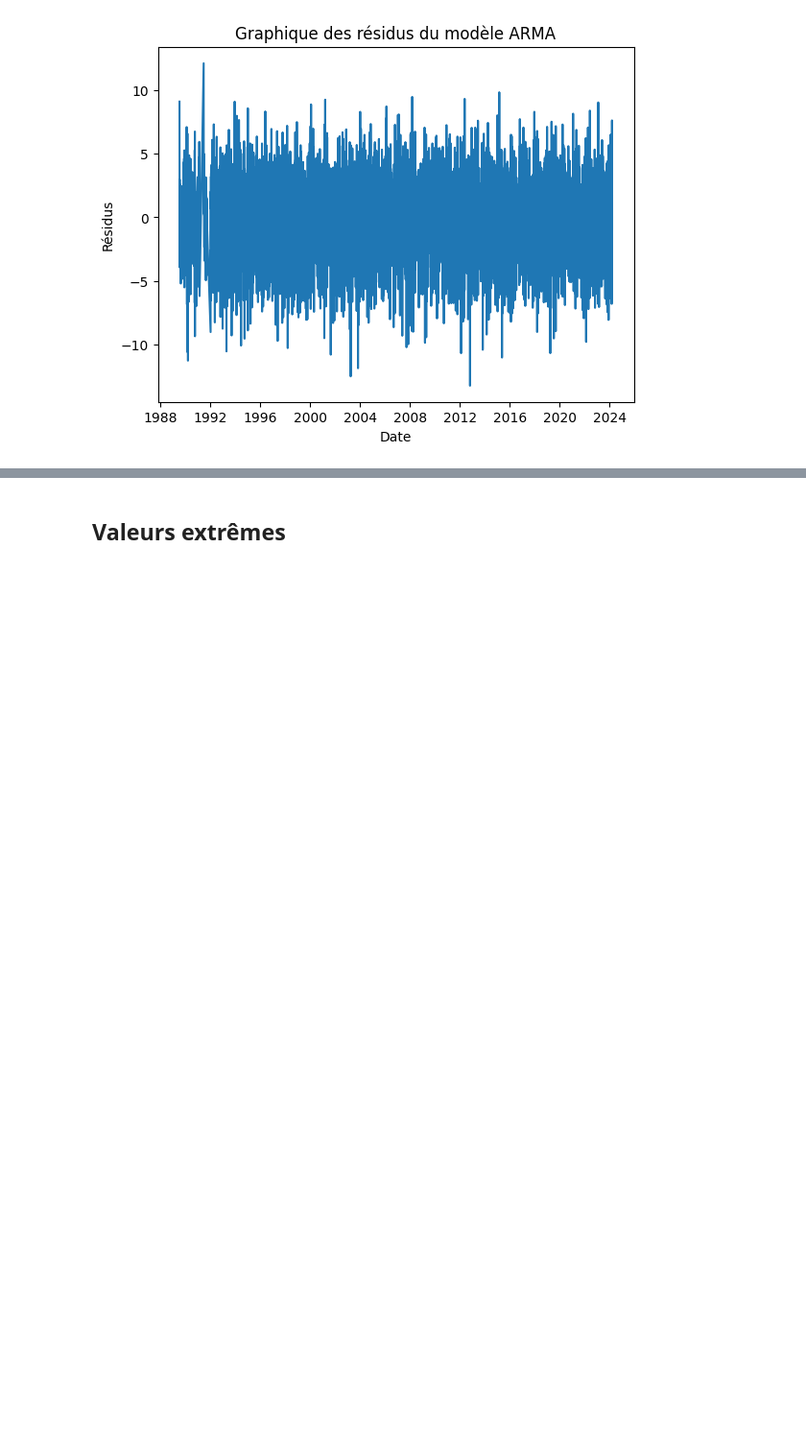
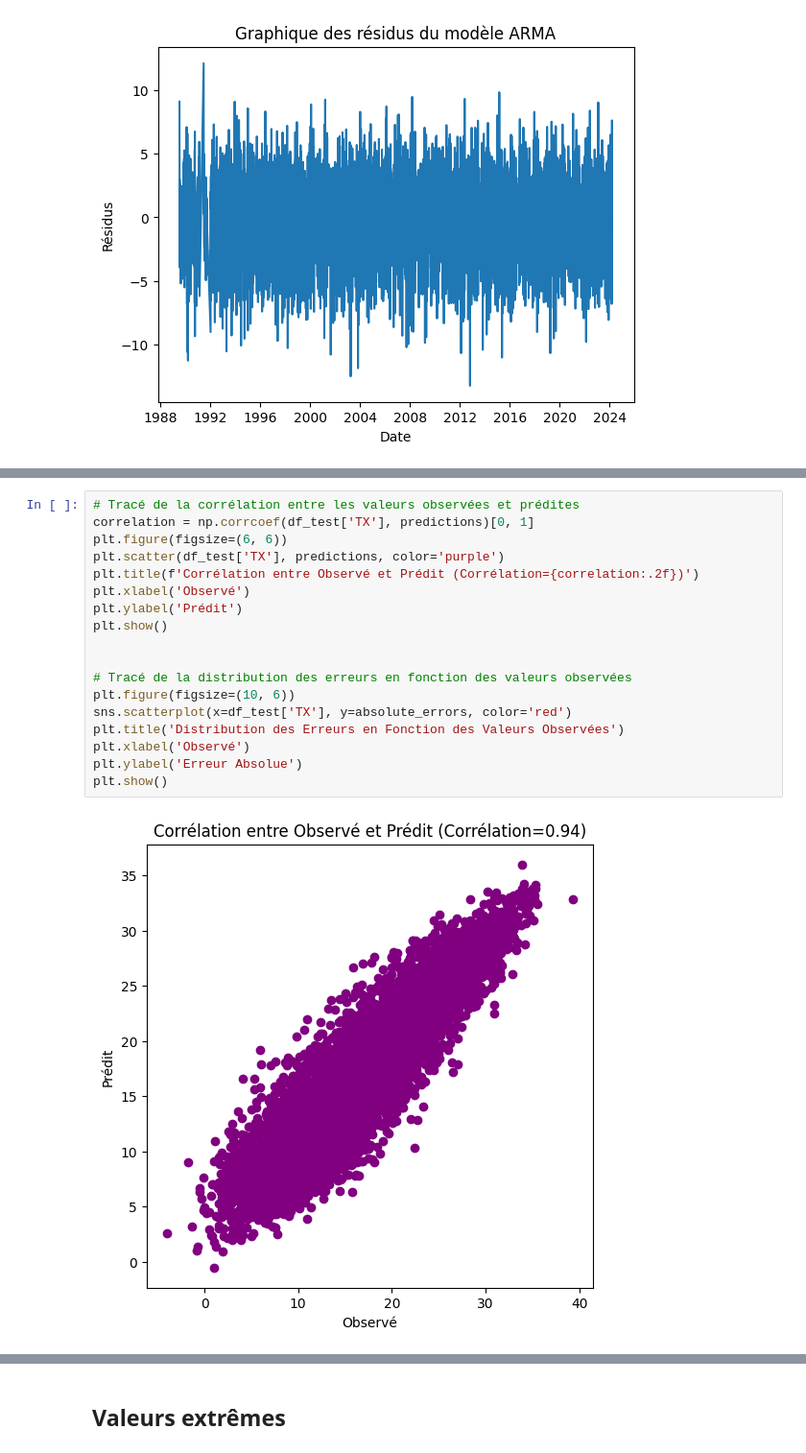
Before and after one commit to PoloX2021/Rosembaum, a Jupyter notebook: models.ipynb, the cells around one changed output, grey strips where cells are left out. Shown at 96% size. Cells and saved outputs as stored; diff of their text form; blank space fills up the shorter version.

```diff
--- a/models.ipynb
+++ b/models.ipynb
@@ -222,0 +249,20 @@ plt.show()
+# %%
+# Tracé de la corrélation entre les valeurs observées et prédites
+correlation = np.corrcoef(df_test['TX'], predictions)[0, 1]
+plt.figure(figsize=(6, 6))
+plt.scatter(df_test['TX'], predictions, color='purple')
+plt.title(f'Corrélation entre Observé et Prédit (Corrélation={correlation:.2f})')
+plt.xlabel('Observé')
+plt.ylabel('Prédit')
+plt.show()
+
+
+# Tracé de la distribution des erreurs en fonction des valeurs observées
+plt.figure(figsize=(10, 6))
+sns.scatterplot(x=df_test['TX'], y=absolute_errors, color='red')
+plt.title('Distribution des Erreurs en Fonction des Valeurs Observées')
+plt.xlabel('Observé')
+plt.ylabel('Erreur Absolue')
+plt.show()
+# %% [output]
+[figure, added]
```
Also changed, not shown: parts of 3 cells of this notebook.
